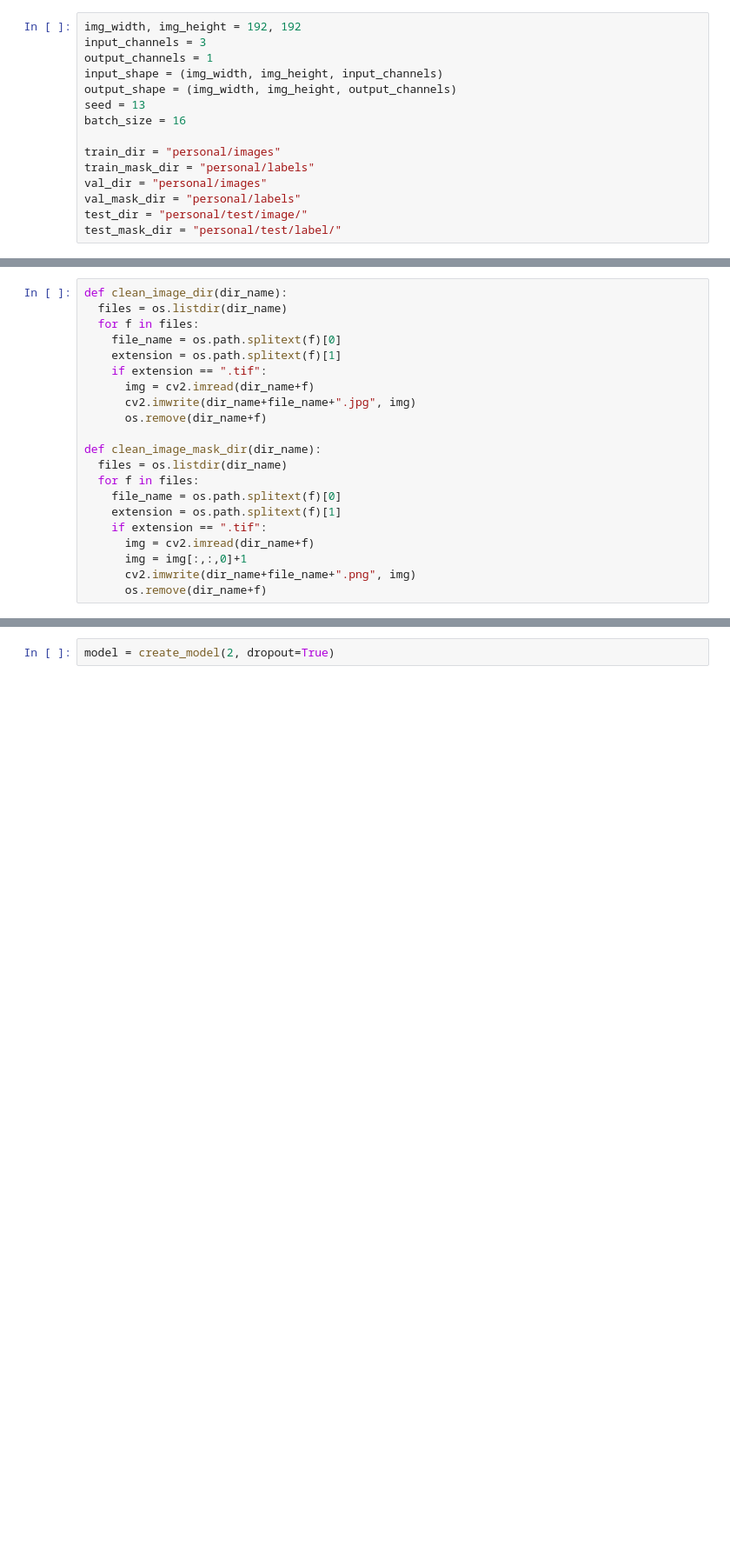
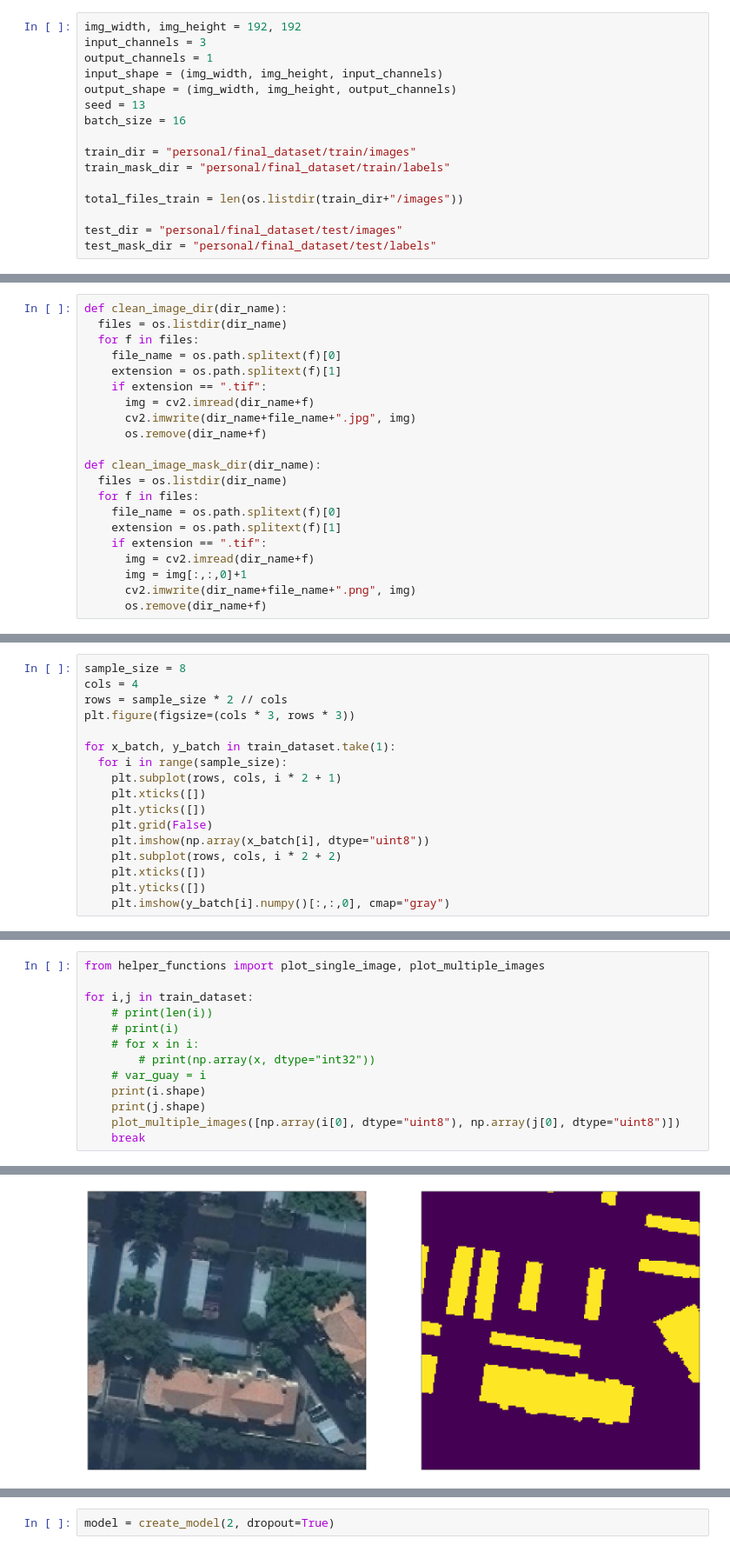
Before and after one commit to juanikiler97/Reconocimiento, a Jupyter notebook: tfg.ipynb, the cells around one changed output, grey strips where cells are left out. Shown at 87% size. Saved outputs shown, nothing was run; the diff lists cells and outputs as text; blank space fills up the shorter version.

```diff
--- a/tfg.ipynb
+++ b/tfg.ipynb
@@ -22,9 +29,10 @@ output_shape = (img_width, img_height, output_channels)
 seed = 13
 batch_size = 16
 
-train_dir = "personal/images"
-train_mask_dir = "personal/labels"
-val_dir = "personal/images"
-val_mask_dir = "personal/labels"
-test_dir = "personal/test/image/"
-test_mask_dir = "personal/test/label/"
+train_dir = "personal/final_dataset/train/images"
+train_mask_dir = "personal/final_dataset/train/labels"
+
+total_files_train = len(os.listdir(train_dir+"/images"))
+
+test_dir = "personal/final_dataset/test/images"
+test_mask_dir = "personal/final_dataset/test/labels"
@@ -119,0 +115,17 @@ Using 56148 files for validation.
+# %%
+sample_size = 8
+cols = 4
+rows = sample_size * 2 // cols
+plt.figure(figsize=(cols * 3, rows * 3))
+
+for x_batch, y_batch in train_dataset.take(1):
+  for i in range(sample_size):
+    plt.subplot(rows, cols, i * 2 + 1)
+    plt.xticks([])
+    plt.yticks([])
+    plt.grid(False)
+    plt.imshow(np.array(x_batch[i], dtype="uint8"))
+    plt.subplot(rows, cols, i * 2 + 2)
+    plt.xticks([])
+    plt.yticks([])
+    plt.imshow(y_batch[i].numpy()[:,:,0], cmap="gray")
@@ -119,0 +240,14 @@ Using 56148 files for validation.
+# %%
+from helper_functions import plot_single_image, plot_multiple_images
+
+for i,j in train_dataset:
+    # print(len(i))
+    # print(i)
+    # for x in i:
+        # print(np.array(x, dtype="int32"))
+    # var_guay = i
+    print(i.shape)
+    print(j.shape)
+    plot_multiple_images([np.array(i[0], dtype="uint8"), np.array(j[0], dtype="uint8")])
+    break
+# %% [output]
@@ -119,0 +256 @@ Using 56148 files for validation.
+[figure, added]
```
Also changed, not shown: parts of 37 cells of this notebook, 1 other file.
